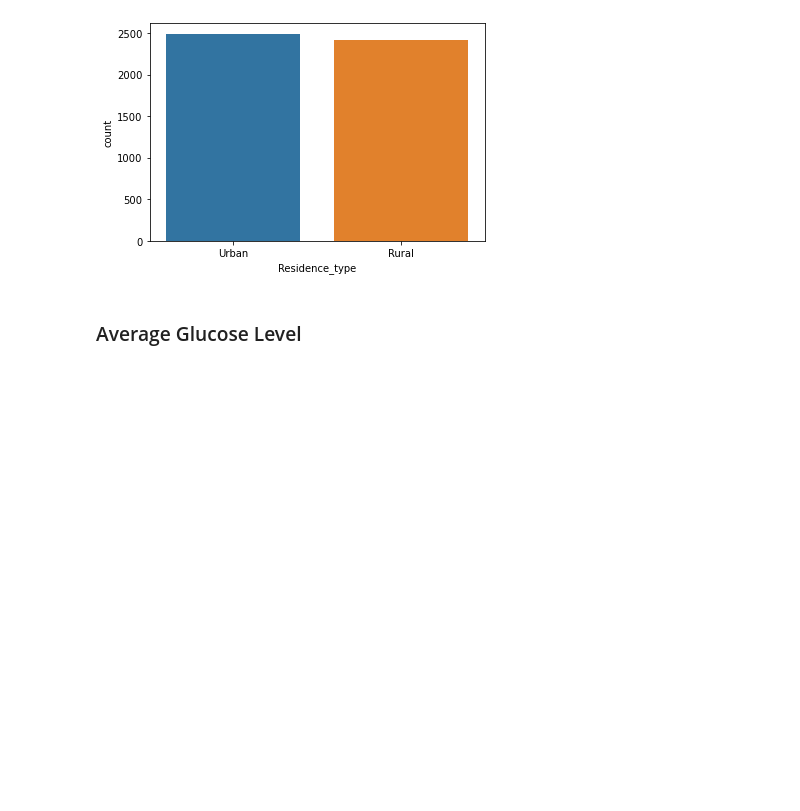
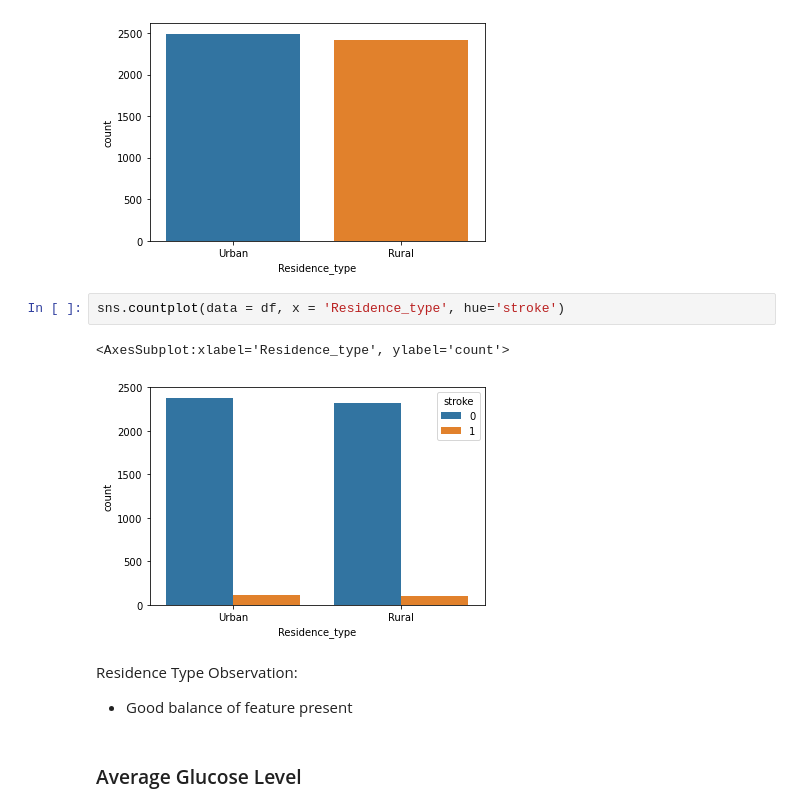
Before and after one commit to alexander-billings/stroke_prediction, a Jupyter notebook: Stroke_Prediction.ipynb, the cells around one changed output. Cells and saved outputs as stored; diff of their text form; blank space fills up the shorter version.

Commit message:
Finished univariate analysis of features and target, added correlation observations

```diff
--- a/Stroke_Prediction.ipynb
+++ b/Stroke_Prediction.ipynb
@@ -320,6 +336,14 @@ sns.countplot(data = df, x = 'Residence_type')
 # %% [output]
 <AxesSubplot:xlabel='Residence_type', ylabel='count'>
 [figure]
+# %%
+sns.countplot(data = df, x = 'Residence_type', hue='stroke')
+# %% [output]
+<AxesSubplot:xlabel='Residence_type', ylabel='count'>
+[figure, added]
+# %% [markdown]
+Residence Type Observation:
+* Good balance of feature present
 # %% [markdown]
 ### Average Glucose Level
 # %%
```
Also changed, not shown: parts of 13 cells of this notebook.
